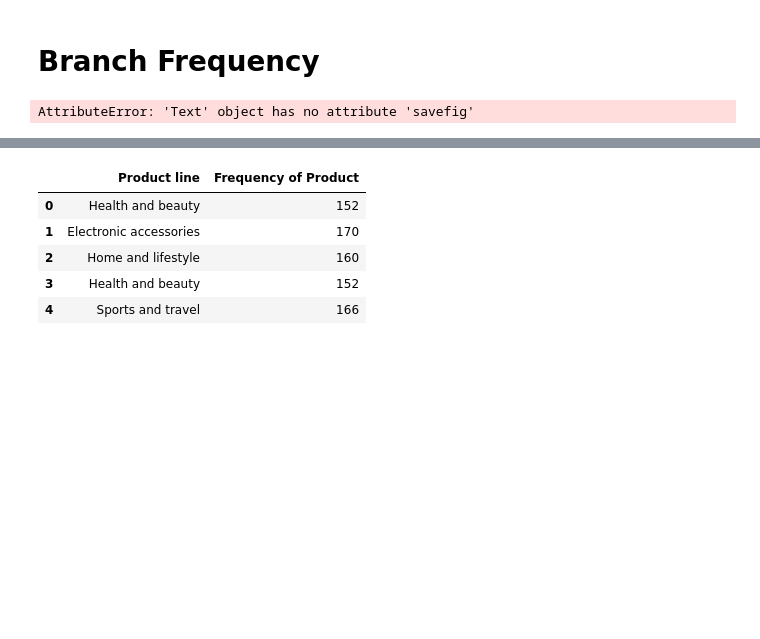
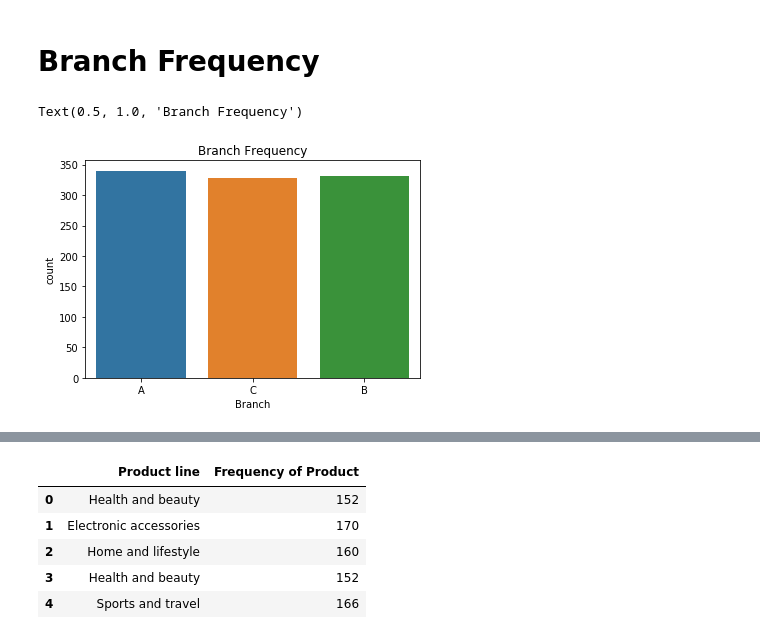
Before and after one commit to Roses29/voila, a Jupyter notebook: app.ipynb, the cells around one changed output, grey strips where cells are left out. Drawn from its saved outputs; the diff is of its cells as text; code cells hidden in the pictures; blank space fills up the shorter version.

```diff
--- a/app.ipynb
+++ b/app.ipynb
@@ -37,11 +37,10 @@ new_df.head(5)
 # Branch Frequency
 # %%
 import seaborn as sns
-bplot = sns.countplot(x="Branch", data = df).set_title("Branch Frequency")
-fig = bplot.get_figure()
-bplot.savefig("branchfreqeuency.png")
+sns.countplot(x="Branch", data = df).set_title("Branch Frequency")
 # %% [output]
-AttributeError: 'Text' object has no attribute 'savefig'
+Text(0.5, 1.0, 'Branch Frequency')
+[figure, added]
 # %%
 from IPython.display import Image
 Image(filename= 'branchfrequency.png')
```
Also changed, not shown: parts of 8 cells of this notebook.
